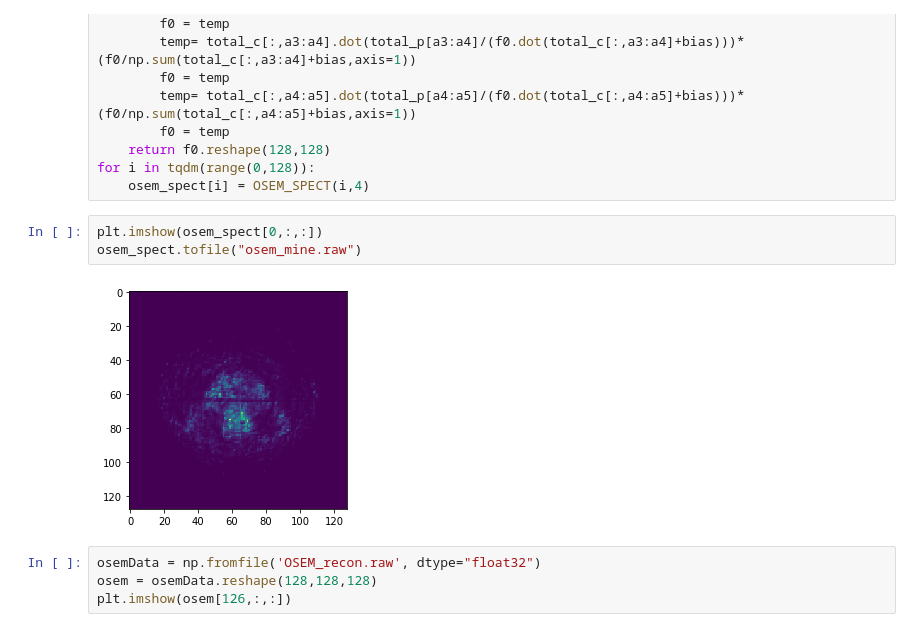
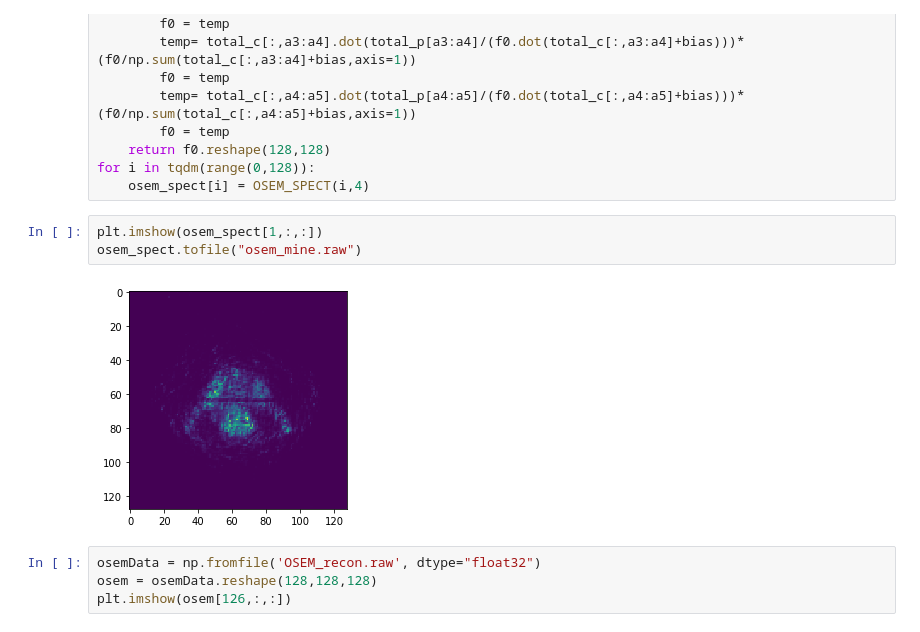
Before and after one commit to TingliangZhang/SPECT, a Jupyter notebook: SPECT_OSEM/SPECT.ipynb, the cells around one changed output. Cells and saved outputs as stored; diff of their text form.

Commit message:
OSEM-Simp

```diff
--- a/SPECT_OSEM/SPECT.ipynb
+++ b/SPECT_OSEM/SPECT.ipynb
@@ -162,10 +162,10 @@ def OSEM_SPECT(i,idata):
 for i in tqdm(range(0,128)):
     osem_spect[i] = OSEM_SPECT(i,4)
 # %%
-plt.imshow(osem_spect[0,:,:])
+plt.imshow(osem_spect[1,:,:])
 osem_spect.tofile("osem_mine.raw")
 # %% [output]
-[figure, old version]
+[figure, new version]
 # %%
 osemData = np.fromfile('OSEM_recon.raw', dtype="float32")
 osem = osemData.reshape(128,128,128)
```
Also changed, not shown: 1 other file.
